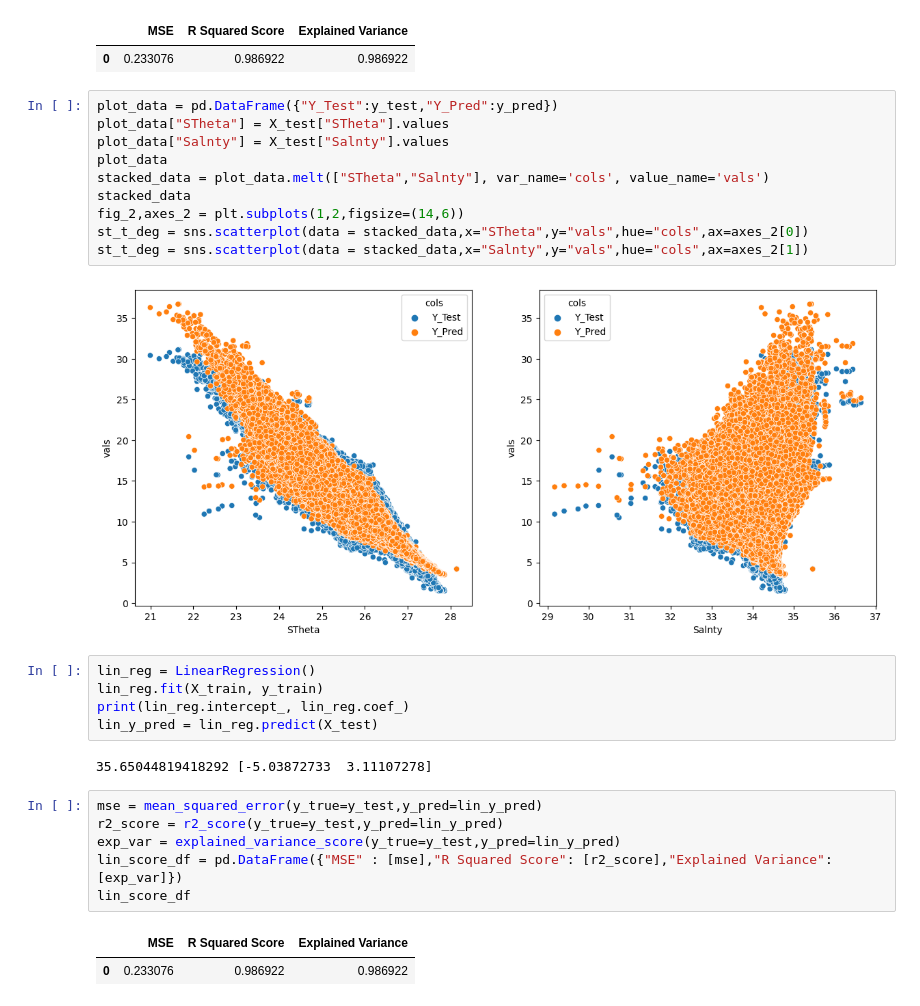
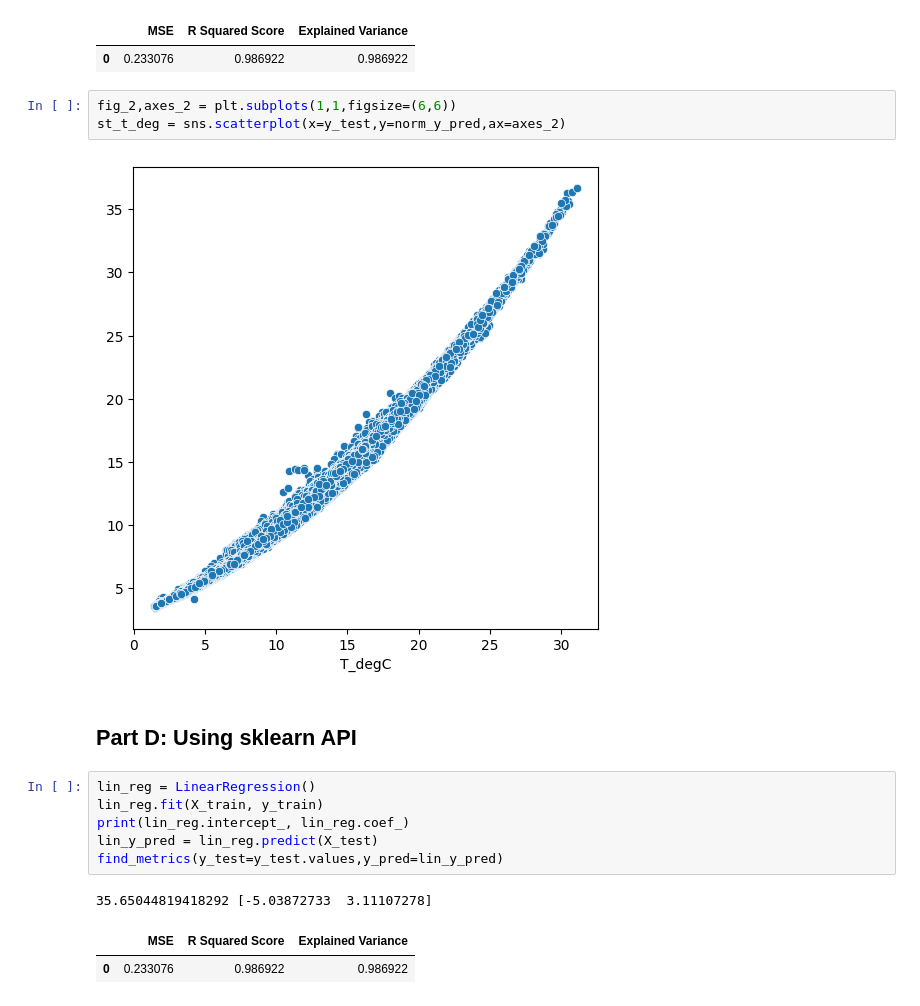
Before and after one commit to vishal-parameswaran/University-of-Chicago, a Jupyter notebook: Machine Learning & Predictive Analytics/Assignment 1/Code/MLPA_Assignment_1.ipynb, the cells around one changed output. Saved outputs shown, nothing was run; the diff lists cells and outputs as text.

```diff
--- a/Machine Learning & Predictive Analytics/Assignment 1/Code/MLPA_Assignment_1.ipynb
+++ b/Machine Learning & Predictive Analytics/Assignment 1/Code/MLPA_Assignment_1.ipynb
@@ -74,31 +75,20 @@ find_metrics(y_test=y_test.values,y_pred=norm_y_pred)
 [35.6504482  -5.03872733  3.11107278]
 |  | MSE | R Squared Score | Explained Variance |
 | 0 | 0.233076 | 0.986922 | 0.986922 |
-# %%
-plot_data = pd.DataFrame({"Y_Test":y_test,"Y_Pred":y_pred})
-plot_data["STheta"] = X_test["STheta"].values
-plot_data["Salnty"] = X_test["Salnty"].values
-plot_data
-stacked_data = plot_data.melt(["STheta","Salnty"], var_name='cols', value_name='vals')
-stacked_data
-fig_2,axes_2 = plt.subplots(1,2,figsize=(14,6))
-st_t_deg = sns.scatterplot(data = stacked_data,x="STheta",y="vals",hue="cols",ax=axes_2[0])
-st_t_deg = sns.scatterplot(data = stacked_data,x="Salnty",y="vals",hue="cols",ax=axes_2[1])
-# %% [output]
-[figure, removed]
+# %%
+fig_2,axes_2 = plt.subplots(1,1,figsize=(6,6))
+st_t_deg = sns.scatterplot(x=y_test,y=norm_y_pred,ax=axes_2)
+# %% [output]
+[figure, added]
+# %% [markdown]
+## Part D: Using sklearn API
 # %%
 lin_reg = LinearRegression()
 lin_reg.fit(X_train, y_train)
 print(lin_reg.intercept_, lin_reg.coef_)
 lin_y_pred = lin_reg.predict(X_test)
+find_metrics(y_test=y_test.values,y_pred=lin_y_pred)
 # %% [output]
 35.65044819418292 [-5.03872733  3.11107278]
+|  | MSE | R Squared Score | Explained Variance |
+| 0 | 0.233076 | 0.986922 | 0.986922 |
-# %%
-mse = mean_squared_error(y_true=y_test,y_pred=lin_y_pred)
-r2_score = r2_score(y_true=y_test,y_pred=lin_y_pred)
-exp_var = explained_variance_score(y_true=y_test,y_pred=lin_y_pred)
-lin_score_df = pd.DataFrame({"MSE" : [mse],"R Squared Score": [r2_score],"Explained Variance": [exp_var]})
-lin_score_df
-# %% [output]
-|  | MSE | R Squared Score | Explained Variance |
-| 0 | 0.233076 | 0.986922 | 0.986922 |
```
Also changed, not shown: parts of 21 cells of this notebook, 1 other file.
